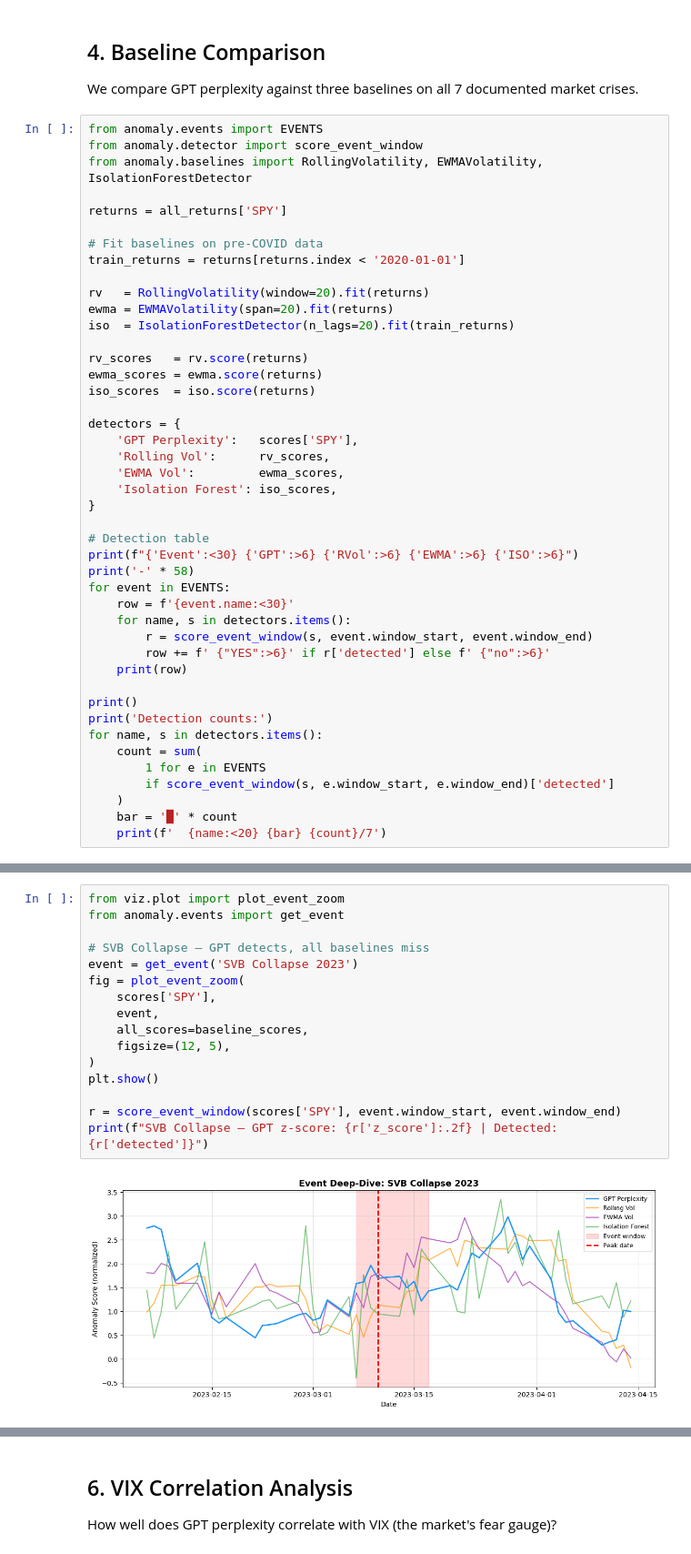
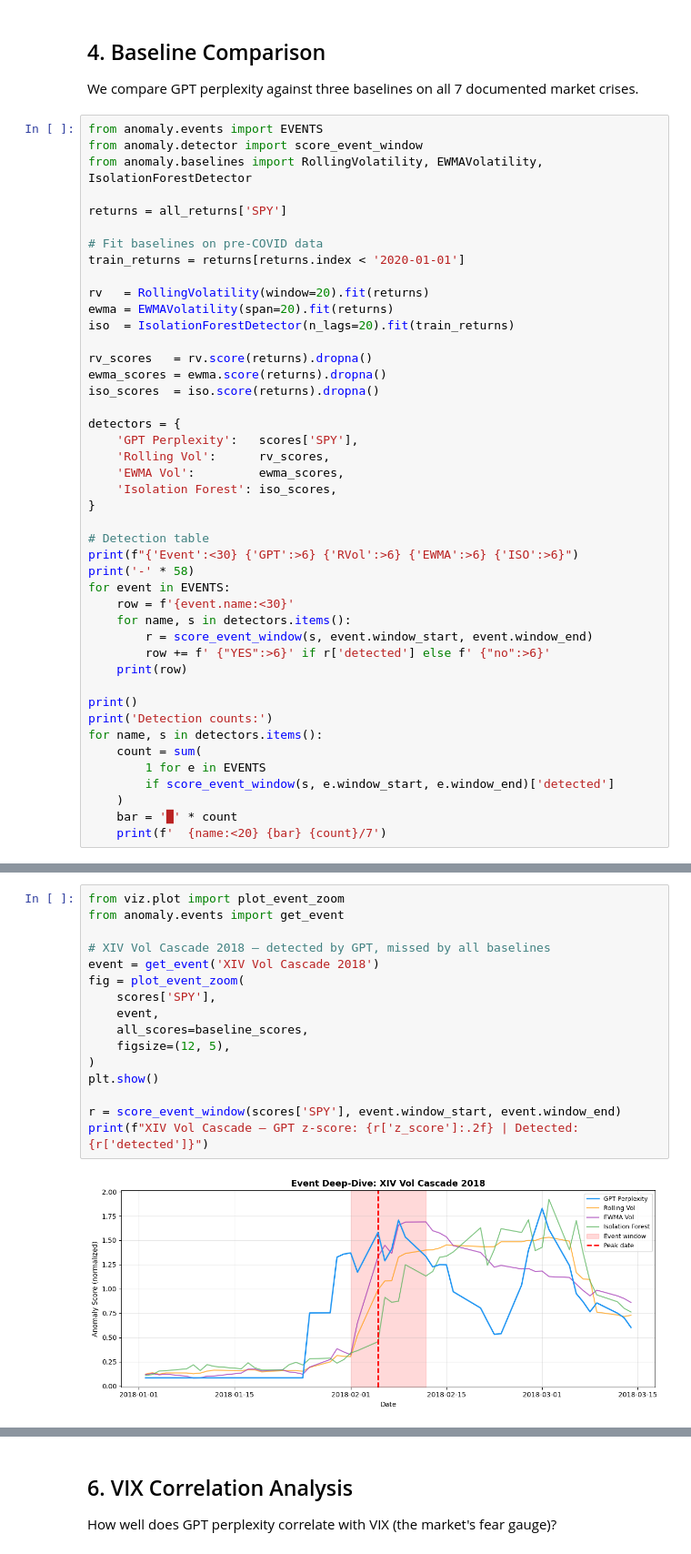
Before and after one commit to ariamousavifar/anomaly-gpt, a Jupyter notebook: notebooks/01_anomaly_detection.ipynb, the cells around one changed output, grey strips where cells are left out. Shown at 91% size. Saved outputs shown, nothing was run; the diff lists cells and outputs as text.

```diff
--- a/notebooks/01_anomaly_detection.ipynb
+++ b/notebooks/01_anomaly_detection.ipynb
@@ -213,9 +179,9 @@ rv   = RollingVolatility(window=20).fit(returns)
 ewma = EWMAVolatility(span=20).fit(returns)
 iso  = IsolationForestDetector(n_lags=20).fit(train_returns)
 
-rv_scores   = rv.score(returns)
-ewma_scores = ewma.score(returns)
-iso_scores  = iso.score(returns)
+rv_scores   = rv.score(returns).dropna()
+ewma_scores = ewma.score(returns).dropna()
+iso_scores  = iso.score(returns).dropna()
 
 detectors = {
     'GPT Perplexity':   scores['SPY'],
@@ -291,18 +262,18 @@ Zoomed view of three key events where GPT and baselines diverge.
 # %%
 from viz.plot import plot_event_zoom
 from anomaly.events import get_event
 
-# SVB Collapse — GPT detects, all baselines miss
-event = get_event('SVB Collapse 2023')
+# XIV Vol Cascade 2018 — detected by GPT, missed by all baselines
+event = get_event('XIV Vol Cascade 2018')
 fig = plot_event_zoom(
     scores['SPY'],
     event,
     all_scores=baseline_scores,
     figsize=(12, 5),
 )
 plt.show()
 
 r = score_event_window(scores['SPY'], event.window_start, event.window_end)
-print(f"SVB Collapse — GPT z-score: {r['z_score']:.2f} | Detected: {r['detected']}")
+print(f"XIV Vol Cascade — GPT z-score: {r['z_score']:.2f} | Detected: {r['detected']}")
 # %% [output]
-[figure, old version]
+[figure, new version]
```
Also changed, not shown: parts of 21 cells of this notebook, 11 other files.
